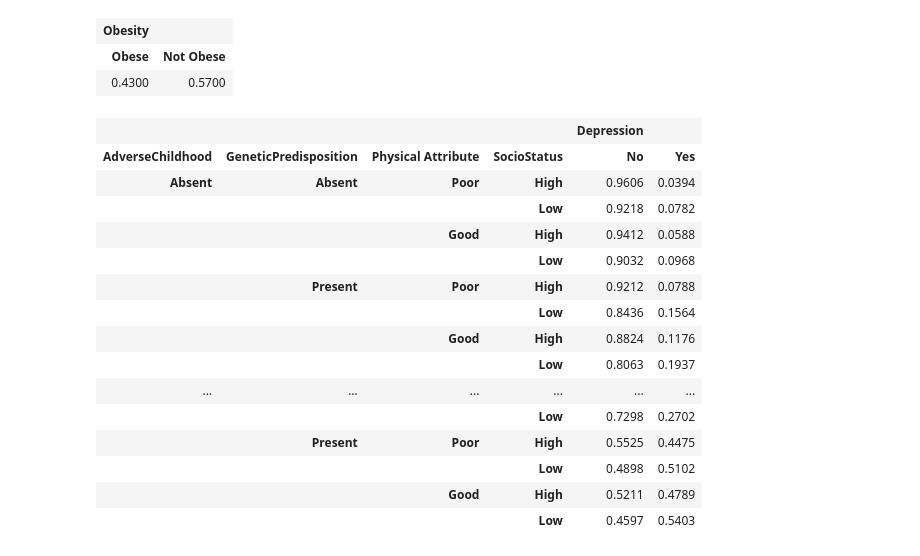
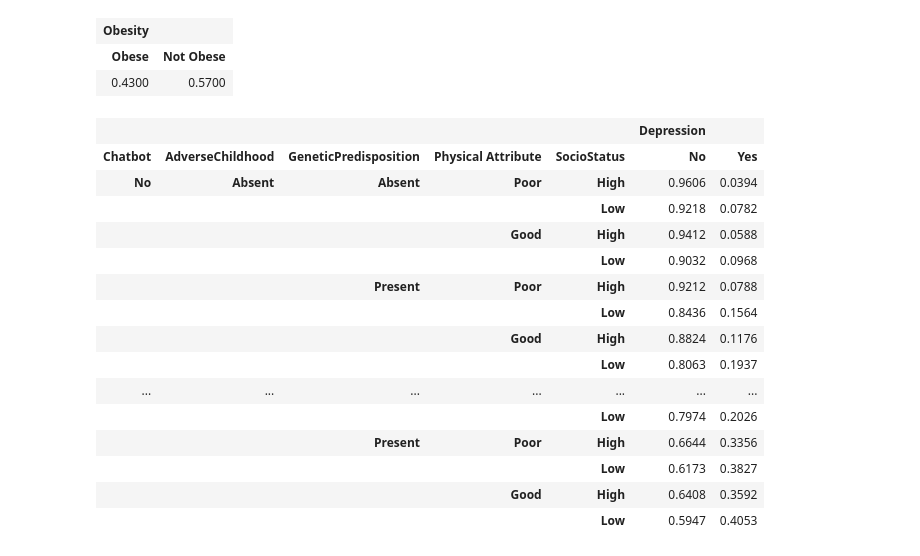
Before and after one commit to ningerdinger/BayesianReasoningLearning, a Jupyter notebook: Assignment1.ipynb, the cells around one changed output. Drawn from its saved outputs; the diff is of its cells as text; code cells hidden in the pictures.

```diff
--- a/Assignment1.ipynb
+++ b/Assignment1.ipynb
@@ -52,8 +52,8 @@ bn.cpt(genetic).fillWith([0.5, 0.5])
 adverse = bn.add(gum.LabelizedVariable("AdverseChildhood", "Adverse Childhood Experiences", ["Absent", "Present"]))
 bn.cpt(adverse).fillWith([0.361, 0.639])
 
-# chatbot = bn.add(gum.LabelizedVariable("Chatbot", "Chatbot", ["No", "Yes"]))
-# bn.cpt(adverse).fillWith([0.361, 0.639])
+chatbot = bn.add(gum.LabelizedVariable("Chatbot", "Chatbot", ["No", "Yes"]))
+bn.cpt(chatbot).fillWith([0.5, 0.5])
 # -----------------------------------------
 # Outcome Node: Depression
 # -----------------------------------------
@@ -63,7 +63,7 @@ bn.addArc(socio, depress)
 bn.addArc(physattri, depress)
 bn.addArc(genetic, depress)
 bn.addArc(adverse, depress)
-# bn.addArc(chatbot, depress)
+bn.addArc(chatbot, depress)
 # %%
 df_job = pd.read_csv('job.csv', delimiter=';', decimal=',')
 df_job.rename(columns={
@@ -256,48 +256,51 @@ cpt_physattri[{'Physical Activity': 1, 'Obesity': 1}] = [0.5, 0.5]
 # %%
 # --- Define risk parameters ---
 # These values represent the triggering chances for each contributing factor
 ss_params = {0: 0.01, 1: 0.05}     # For SocioStatus: 0 = High, 1 = Medium, 2 = Low
 ph_params = {0: 0.01, 1: 0.03}      # For Physical Attribute: 0 = Good, 1 = Moderate, 2 = Poor
 ace_params = {0: 0.01, 1: 0.2}              # For ACE: 0 = Absent, 1 = Present
 gp_multiplier = {0: 1.0, 1: 2}
+chatbot = {0: 1.0, 1: 0.75}
 leak = 0.01                             # A small baseline risk
 
 # --- Retrieve and fill the CPT for Depression ---
 cpt_depress = bn.cpt(depress)
 cpt_values = []  # will accumulate a flat list of 72 numbers
 
 # For each combination of parent states:
-for ace_state, gp_state, ph, ss in itertools.product(range(2), range(2), range(2), range(2)):
+for cb, ace_state, gp_state, ph, ss in itertools.product(range(2), range(2), range(2), range(2), range(2)):
     # Compute the baseline probability without Genetic:
     prod_failure = (1 - ss_params[ss]) * (1 - ph_params[ph]) * (1 - ace_params[ace_state]) * (1 - leak)
     p_baseline = 1 - prod_failure  # noisy-OR probability from these factors
 
     # genetic alone will not generate risk.
     if gp_state == 1:
         p_dep = min(1.0, p_baseline * gp_multiplier[1])
     else:
         p_dep = p_baseline
+    if cb == 1:
+        p_dep = p_dep * chatbot[1]
 
     # For a binary outcome, the CPT row is: [P(No Depression), P(Depression)]
     cpt_values.extend([1 - p_dep, p_dep])
 
 # Use fillWith with a flat list of 72 values
 cpt_depress.fillWith(cpt_values)
 # %% [output]
-|  |  |  |  | Depression |  |
-| AdverseChildhood | GeneticPredisposition | Physical Attribute | SocioStatus | No | Yes |
-| Absent | Absent | Poor | High | 0.9606 | 0.0394 |
-|  |  |  | Low | 0.9218 | 0.0782 |
-|  |  | Good | High | 0.9412 | 0.0588 |
-|  |  |  | Low | 0.9032 | 0.0968 |
-|  | Present | Poor | High | 0.9212 | 0.0788 |
-|  |  |  | Low | 0.8436 | 0.1564 |
-|  |  | Good | High | 0.8824 | 0.1176 |
-|  |  |  | Low | 0.8063 | 0.1937 |
-| ... | ... | ... | ... | ... | ... |
-|  |  |  | Low | 0.7298 | 0.2702 |
-|  | Present | Poor | High | 0.5525 | 0.4475 |
-|  |  |  | Low | 0.4898 | 0.5102 |
-|  |  | Good | High | 0.5211 | 0.4789 |
-|  |  |  | Low | 0.4597 | 0.5403 |
+|  |  |  |  |  | Depression |  |
+| Chatbot | AdverseChildhood | GeneticPredisposition | Physical Attribute | SocioStatus | No | Yes |
+| No | Absent | Absent | Poor | High | 0.9606 | 0.0394 |
+|  |  |  |  | Low | 0.9218 | 0.0782 |
+|  |  |  | Good | High | 0.9412 | 0.0588 |
+|  |  |  |  | Low | 0.9032 | 0.0968 |
+|  |  | Present | Poor | High | 0.9212 | 0.0788 |
+|  |  |  |  | Low | 0.8436 | 0.1564 |
+|  |  |  | Good | High | 0.8824 | 0.1176 |
+|  |  |  |  | Low | 0.8063 | 0.1937 |
+| ... | ... | ... | ... | ... | ... | ... |
+|  |  |  |  | Low | 0.7974 | 0.2026 |
+|  |  | Present | Poor | High | 0.6644 | 0.3356 |
+|  |  |  |  | Low | 0.6173 | 0.3827 |
+|  |  |  | Good | High | 0.6408 | 0.3592 |
+|  |  |  |  | Low | 0.5947 | 0.4053 |
 # %%
```
Also changed, not shown: parts of 4 cells of this notebook, 1 other file.
